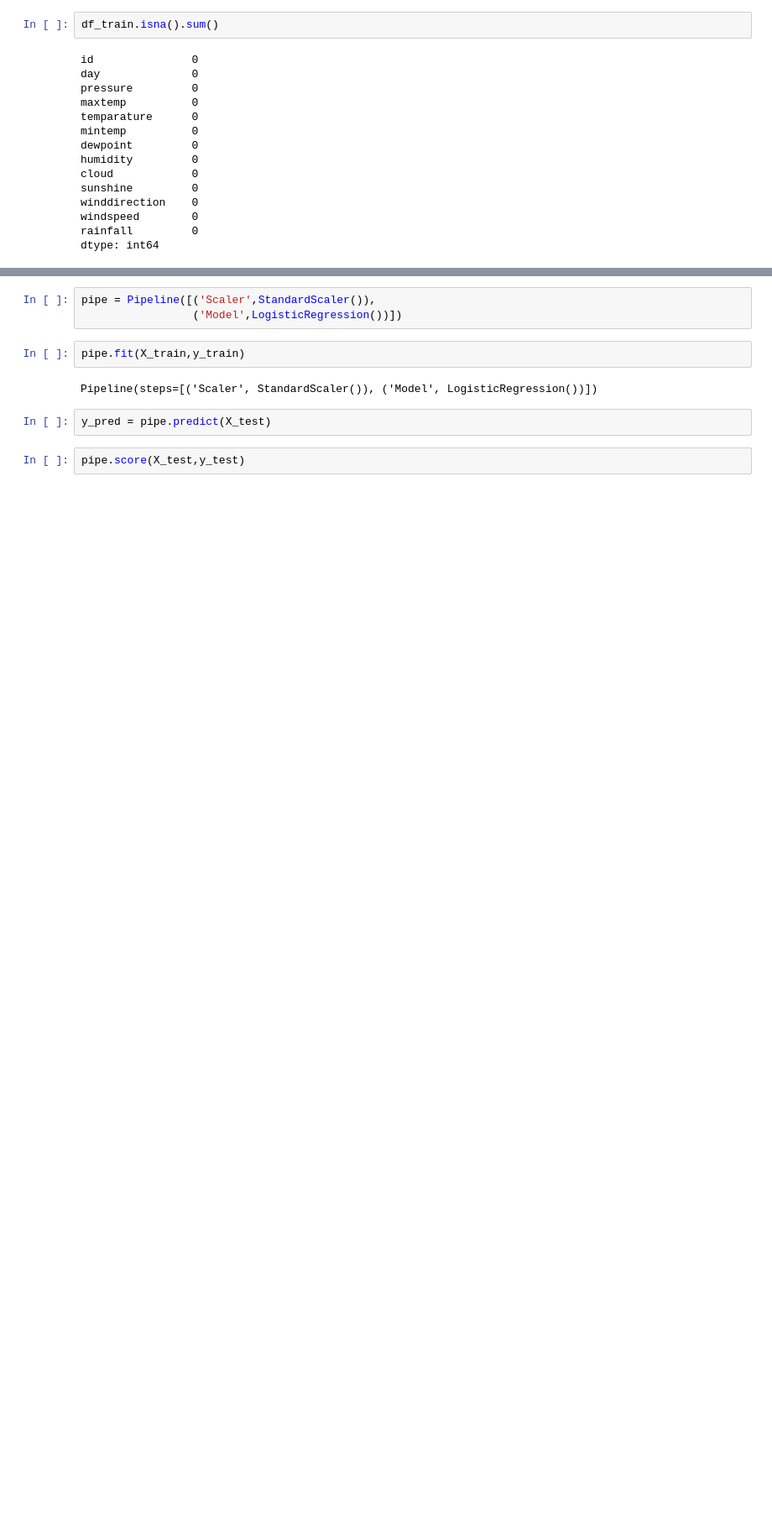
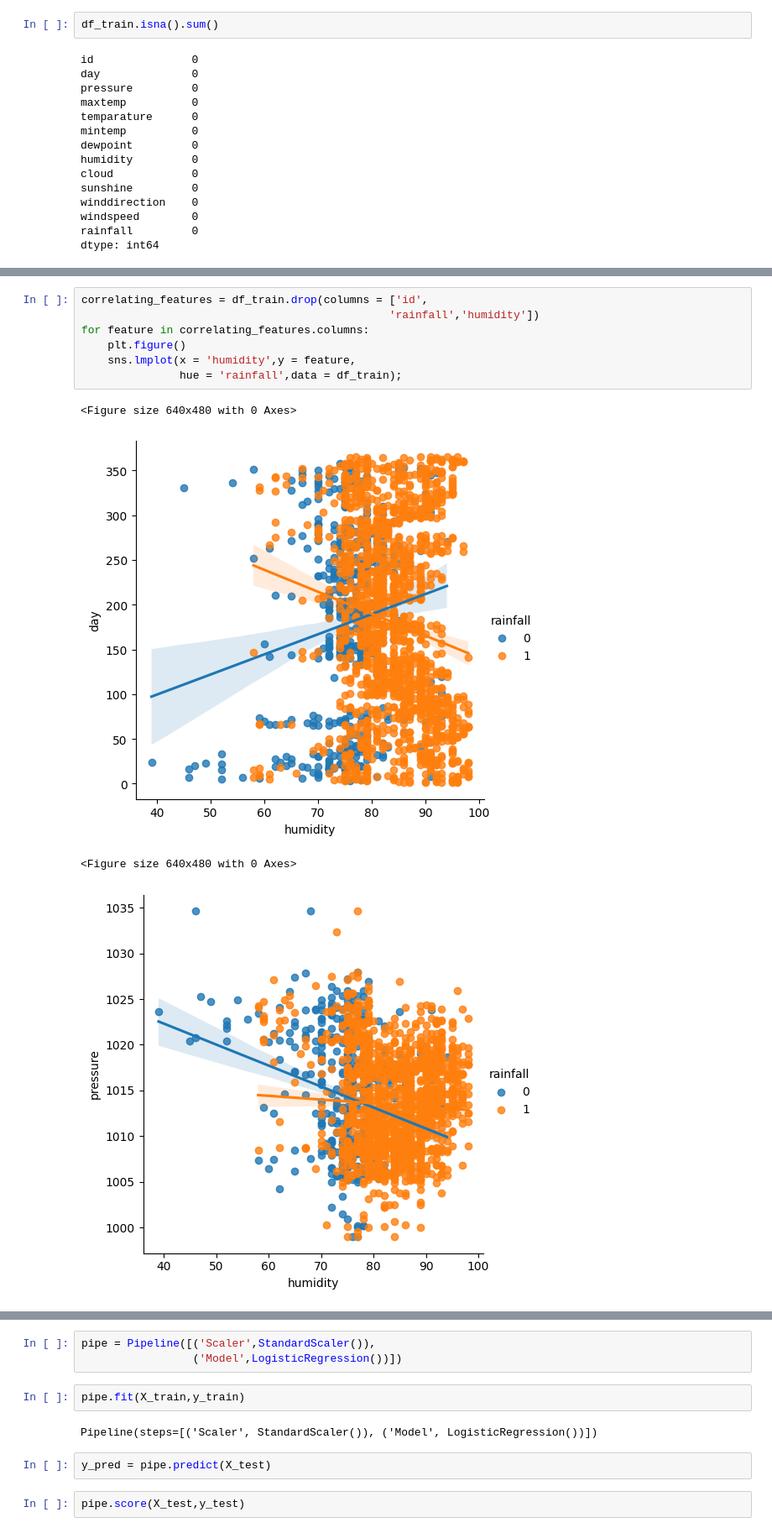
Before and after one commit to Seryabiz/PHASE_5_CAPSTONE_PROJECT, a Jupyter notebook: Notebooks/Rawlings.ipynb, the cells around one changed output, grey strips where cells are left out. Shown at 84% size. Saved outputs shown, nothing was run; the diff lists cells and outputs as text; blank space fills up the shorter version.

```diff
--- a/Notebooks/Rawlings.ipynb
+++ b/Notebooks/Rawlings.ipynb
@@ -102,0 +145,12 @@ dtype: int64
+# %%
+correlating_features = df_train.drop(columns = ['id',
+                                               'rainfall','humidity'])
+for feature in correlating_features.columns:
+    plt.figure()
+    sns.lmplot(x = 'humidity',y = feature,
+               hue = 'rainfall',data = df_train);
+# %% [output]
+<Figure size 640x480 with 0 Axes>
+[figure, added]
+<Figure size 640x480 with 0 Axes>
+[figure, added]
```
Also changed, not shown: parts of 16 cells of this notebook.
